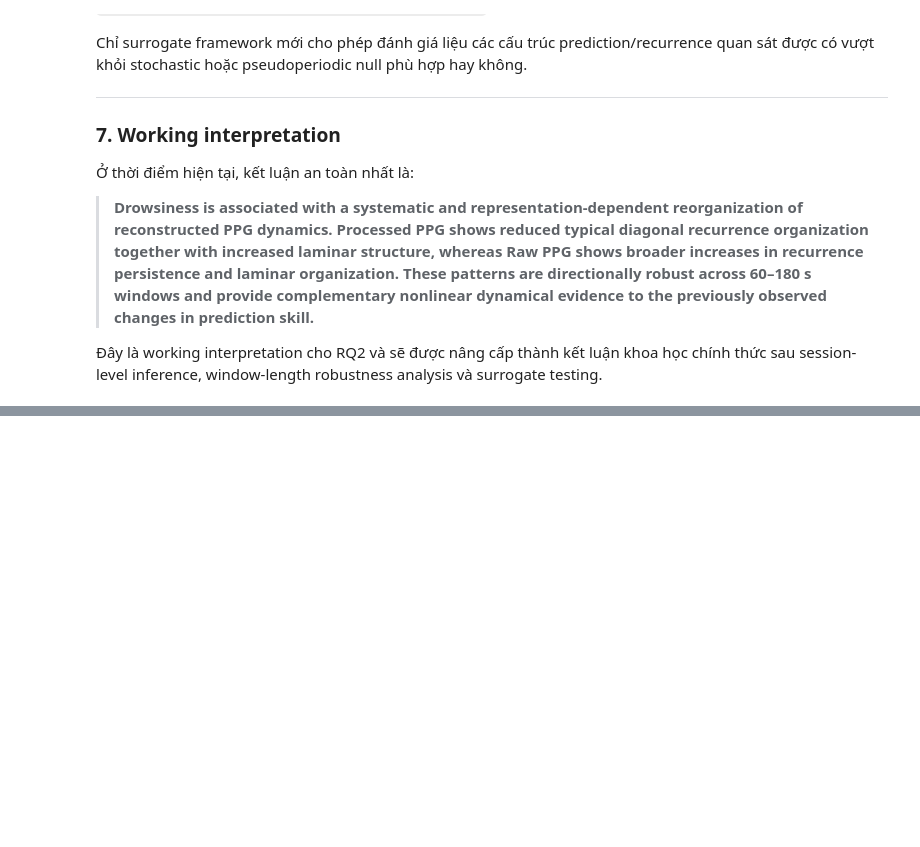
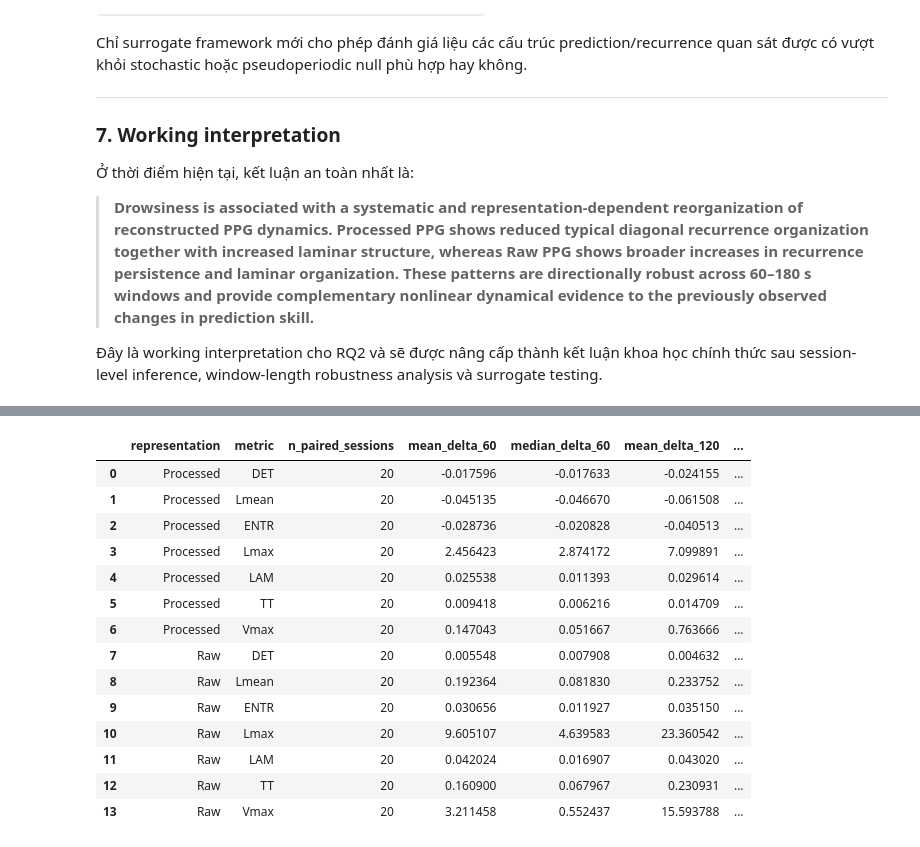
Before and after one commit to Vutu2003/Nonlinear-Time-Series-Analysis, a Jupyter notebook: phase1/notebook/rqa.ipynb, the cells around one changed output, grey strips where cells are left out. Drawn from its saved outputs; the diff is of its cells as text; code cells hidden in the pictures; blank space fills up the shorter version.

```diff
--- a/phase1/notebook/rqa.ipynb
+++ b/phase1/notebook/rqa.ipynb
@@ -1243,0 +1608,91 @@ Chỉ surrogate framework mới cho phép đánh giá liệu các cấu trúc pr
+# %%
+# RQ2 inference cell 4: Window-length robustness
+ROBUSTNESS_OUTPUT = RESULTS_DIR / "rqa_window_robustness.csv"
+
+
+def pearson_correlation(first, second):
+    """Compute Pearson correlation for nonconstant paired values."""
+    if np.std(first, ddof=1) == 0 or np.std(second, ddof=1) == 0:
+        return np.nan
+    return float(np.corrcoef(first, second)[0, 1])
+
+
+rng = np.random.default_rng(RANDOM_SEED + 1)
+robustness_records = []
+for representation in REPRESENTATIONS:
+    representation_data = paired_deltas.loc[
+        paired_deltas["representation"] == representation
+    ]
+    for metric in METRICS:
+        wide = representation_data.pivot(
+            index="session",
+            columns="window_size",
+            values=f"delta_{metric}",
+        ).reindex(columns=WINDOW_SIZES)
+        delta_60 = wide[60].to_numpy(dtype=float)
+        delta_120 = wide[120].to_numpy(dtype=float)
+        delta_180 = wide[180].to_numpy(dtype=float)
+        difference_120 = delta_120 - delta_60
+        difference_180 = delta_180 - delta_60
+        ci_120 = bootstrap_mean_ci(difference_120, rng)
+        ci_180 = bootstrap_mean_ci(difference_180, rng)
+        mean_deltas = np.array(
+            [delta_60.mean(), delta_120.mean(), delta_180.mean()]
+        )
+        direction_preserved = bool(
+            np.all(mean_deltas > 0) or np.all(mean_deltas < 0)
+        )
+        robustness_records.append(
+            {
+                "representation": representation,
+                "metric": metric,
+                "n_paired_sessions": len(wide),
+                "mean_delta_60": delta_60.mean(),
+                "median_delta_60": np.median(delta_60),
+                "mean_delta_120": delta_120.mean(),
+                "median_delta_120": np.median(delta_120),
+                "mean_delta_180": delta_180.mean(),
+                "median_delta_180": np.median(delta_180),
+                "mean_difference_120_60": difference_120.mean(),
+                "ci_low_difference_120_60": ci_120[0],
+                "ci_high_difference_120_60": ci_120[1],
+                "mean_difference_180_60": difference_180.mean(),
+                "ci_low_difference_180_60": ci_180[0],
+                "ci_high_difference_180_60": ci_180[1],
+                "pearson_r_60_120": pearson_correlation(
+                    delta_60,
+                    delta_120,
+                ),
+                "pearson_r_60_180": pearson_correlation(
+                    delta_60,
+                    delta_180,
+                ),
+                "sign_agreement_60_120": np.mean(
+                    np.sign(delta_60) == np.sign(delta_120)
+                ),
+                "sign_agreement_60_180": np.mean(
+                    np.sign(delta_60) == np.sign(delta_180)
+                ),
+                "directionally_preserved": direction_preserved,
+            }
+        )
+
+window_robustness = pd.DataFrame.from_records(robustness_records)
+window_robustness.to_csv(ROBUSTNESS_OUTPUT, index=False)
+display(window_robustness)
+# %% [output]
+|  | representation | metric | n_paired_sessions | mean_delta_60 | median_delta_60 | mean_delta_120 | ... |
+| 0 | Processed | DET | 20 | -0.017596 | -0.017633 | -0.024155 | ... |
+| 1 | Processed | Lmean | 20 | -0.045135 | -0.046670 | -0.061508 | ... |
+| 2 | Processed | ENTR | 20 | -0.028736 | -0.020828 | -0.040513 | ... |
+| 3 | Processed | Lmax | 20 | 2.456423 | 2.874172 | 7.099891 | ... |
+| 4 | Processed | LAM | 20 | 0.025538 | 0.011393 | 0.029614 | ... |
+| 5 | Processed | TT | 20 | 0.009418 | 0.006216 | 0.014709 | ... |
+| 6 | Processed | Vmax | 20 | 0.147043 | 0.051667 | 0.763666 | ... |
+| 7 | Raw | DET | 20 | 0.005548 | 0.007908 | 0.004632 | ... |
+| 8 | Raw | Lmean | 20 | 0.192364 | 0.081830 | 0.233752 | ... |
+| 9 | Raw | ENTR | 20 | 0.030656 | 0.011927 | 0.035150 | ... |
+| 10 | Raw | Lmax | 20 | 9.605107 | 4.639583 | 23.360542 | ... |
+| 11 | Raw | LAM | 20 | 0.042024 | 0.016907 | 0.043020 | ... |
+| 12 | Raw | TT | 20 | 0.160900 | 0.067967 | 0.230931 | ... |
+| 13 | Raw | Vmax | 20 | 3.211458 | 0.552437 | 15.593788 | ... |
```
Also changed, not shown: parts of 10 cells of this notebook, 8 other files.
